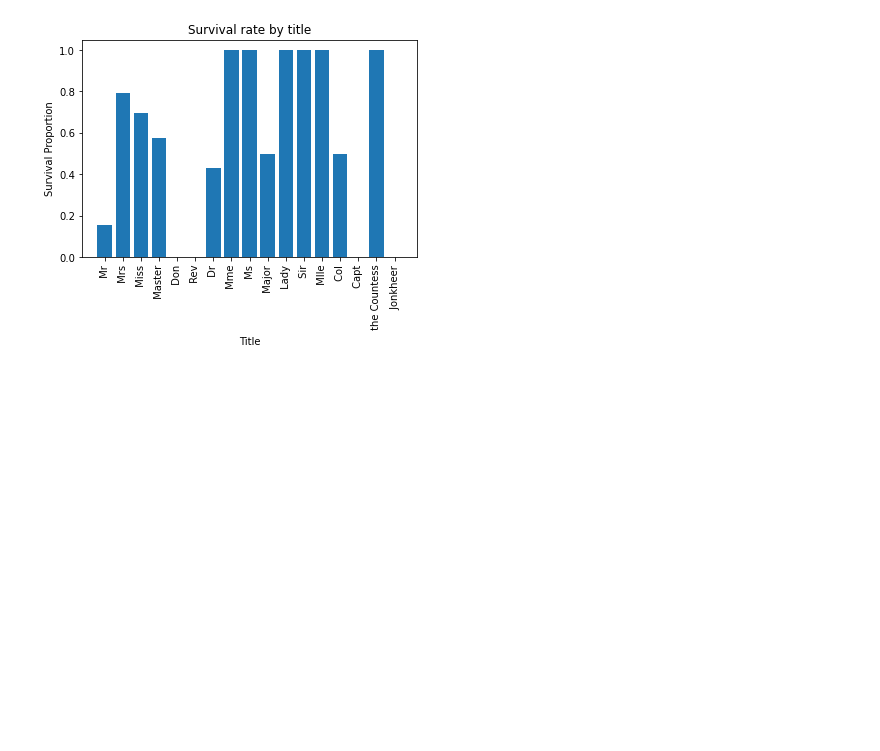
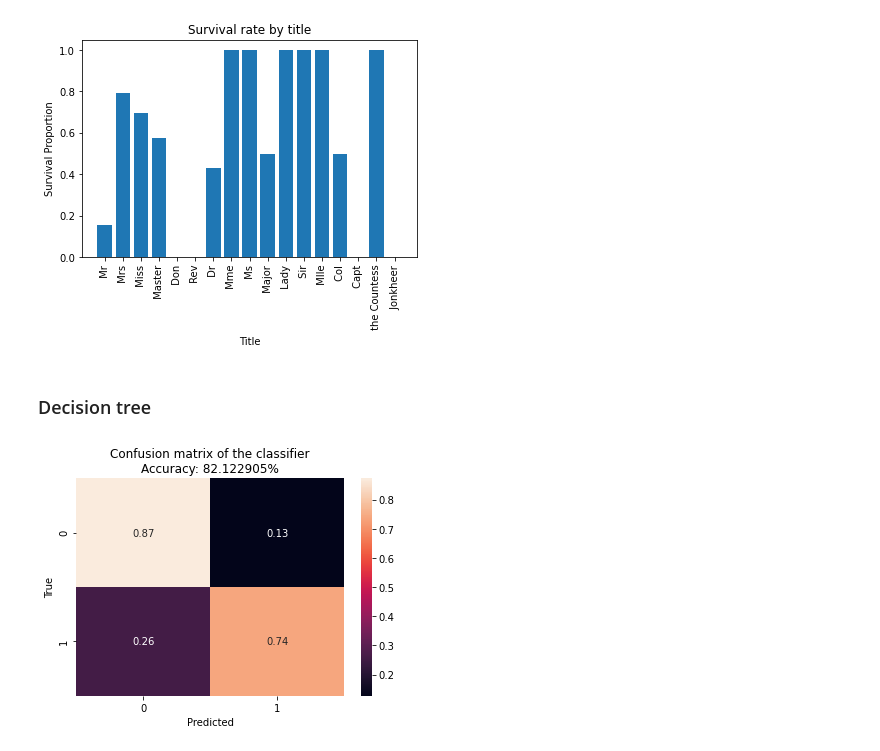
Before and after one commit to kevinmiguel97/Titanic-Model, a Jupyter notebook: titanic_analysis.ipynb, the cells around one changed output. Saved outputs shown, nothing was run; the diff lists cells and outputs as text; code cells hidden in the pictures; blank space fills up the shorter version.

Commit message:
Initial decision tree

```diff
--- a/titanic_analysis.ipynb
+++ b/titanic_analysis.ipynb
@@ -315,3 +315,44 @@ plt.ylabel('Survival Proportion')
 plt.show()
 # %% [output]
 [figure]
+# %% [markdown]
+### Decision tree
+# %%
+# Importing libraries
+from sklearn.tree import DecisionTreeClassifier
+from sklearn import tree
+from sklearn.model_selection import cross_val_score
+from sklearn.model_selection import train_test_split
+from sklearn.tree import plot_tree
+import matplotlib.pyplot as plt
+from sklearn.metrics import classification_report, confusion_matrix
+from sklearn.model_selection import cross_val_score
+from sklearn.metrics import accuracy_score
+
+# Defining vectors previously extracted
+X = df[['pclass', 'sex', 'std_age', 'sibsp', 'parch', 'std_fare']]
+y = df['survived']
+
+# Split training and testing sets
+X_train, X_test, Y_train, Y_test = train_test_split(X, y, train_size=0.8, random_state=0)
+
+# Tree creation
+tree = tree.DecisionTreeClassifier(random_state=0, max_depth=3)
+
+tree = tree.fit(X_train, Y_train)
+
+Y_test_predictions = tree.predict(X_test)
+
+accuracy = accuracy_score(Y_test, Y_test_predictions)*100
+
+
+# Generate confusion matrix
+cm = confusion_matrix(Y_test, Y_test_predictions, normalize='true')
+#cm= np.around(cm.astype('float') / cm.sum(axis=1)[:, np.newaxis], decimals=2)
+sns.heatmap(cm, annot=True)
+plt.title('Confusion matrix of the classifier\nAccuracy: %f%%' %(accuracy))
+plt.xlabel('Predicted')
+plt.ylabel('True')
+plt.show()
+# %% [output]
+[figure, added]
```
